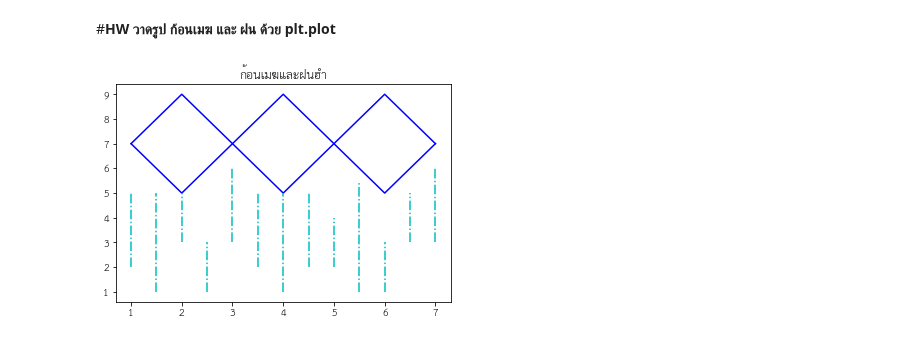
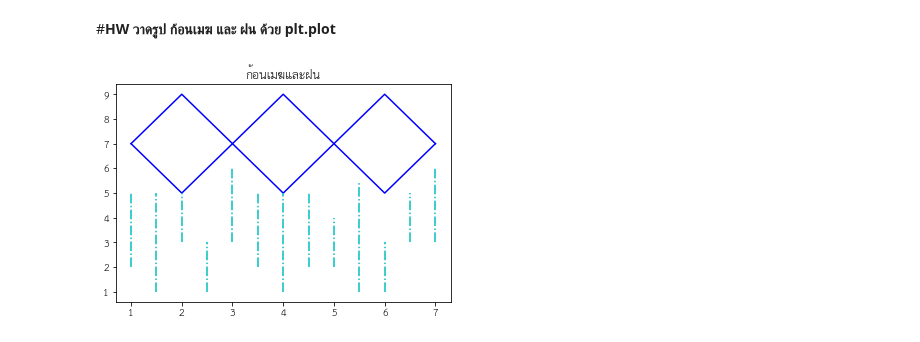
Before and after one commit to gameaphiwat/data_viz_2022, a Jupyter notebook: DataViz04_Data_Comparison.ipynb, the cells around one changed output. Drawn from its saved outputs; the diff is of its cells as text; code cells hidden in the pictures.

```diff
--- a/DataViz04_Data_Comparison.ipynb
+++ b/DataViz04_Data_Comparison.ipynb
@@ -163,23 +163,23 @@ mpl.rc('font', family='TH Sarabun New')
 # %%
 # ก้อนเมฆ
 plt.plot([1,2,3,4,5,6,7],[7,5,7,5,7,5,7],'b-')
 plt.plot([1,2,3,4,5,6,7],[7,9,7,9,7,9,7],'b-')
 
 # ฝน
 plt.plot([1,1],[2,5],'c-.')
 plt.plot([1.5,1.5],[1,5],'c-.')
 plt.plot([2,2],[3,5],'c-.')
 plt.plot([2.5,2.5],[1,3],'c-.')
 plt.plot([3,3],[3,6],'c-.')
 plt.plot([3.5,3.5],[2,5],'c-.')
 plt.plot([4,4],[1,5],'c-.')
 plt.plot([4.5,4.5],[2,5],'c-.')
 plt.plot([5,5],[2,4],'c-.')
 plt.plot([5.5,5.5],[1,5.5],'c-.')
 plt.plot([6,6],[1,3],'c-.')
 plt.plot([6.5,6.5],[3,5],'c-.')
 plt.plot([7,7],[3,6],'c-.')
 
-plt.title('ก้อนเมฆและฝนฮำ');
+plt.title('ก้อนเมฆและฝน');
 # %% [output]
-[figure, old version]
+[figure, new version]
```
